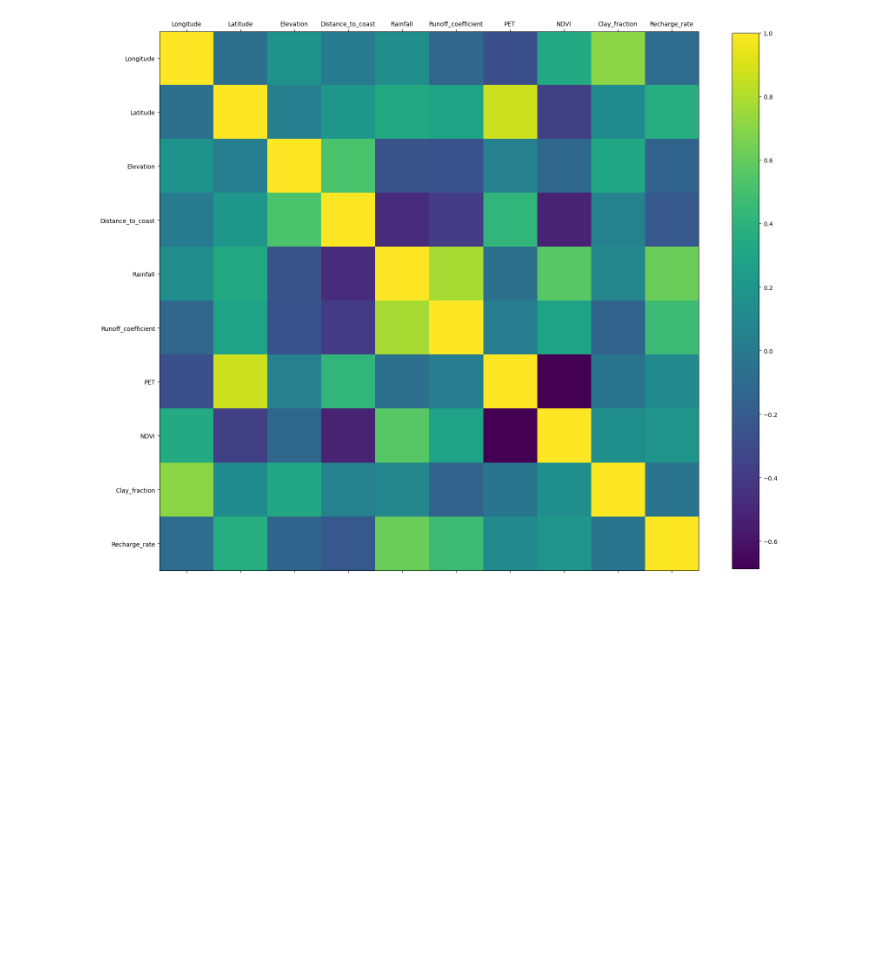
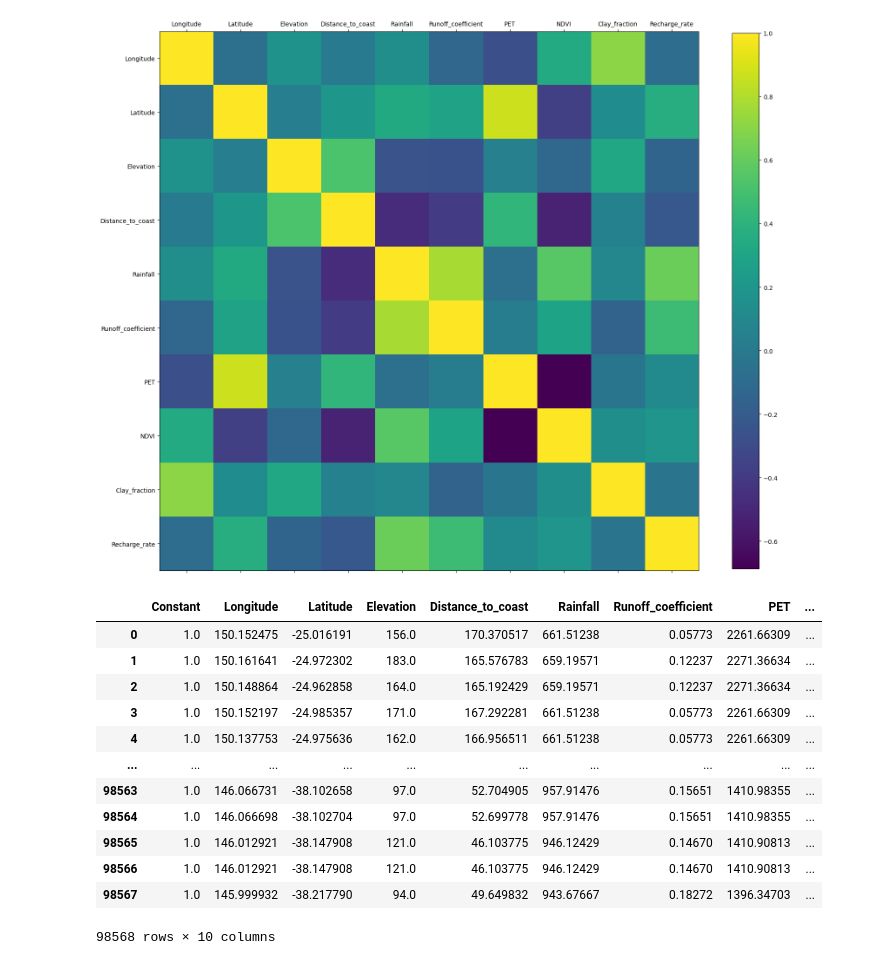
Before and after one commit to Matei-Stoica-Uni/Capstone-Case-Study---Australia, a Jupyter notebook: AUS_gw_recharge_capstonecasestudy.ipynb, the cells around one changed output. Cells and saved outputs as stored; diff of their text form; code cells hidden in the pictures; blank space fills up the shorter version.

```diff
--- a/AUS_gw_recharge_capstonecasestudy.ipynb
+++ b/AUS_gw_recharge_capstonecasestudy.ipynb
@@ -203,4 +203,12 @@ boredata_str['Seasonal_rainfall_zone'] = boredata_str['Seasonal_rainfall_zone'].
                                                 'arid (winter dominant, less than 250 mm)': 'winter dominant',
                                                 'uniform (250 - 500 mm)': 'uniform'})
 boredata_str['Soil_class'].unique()
+
+Seasonal_onehot = pd.get_dummies(boredata_str['Seasonal_rainfall_zone'])
+Soil_class_onehot = pd.get_dummies(boredata_str['Soil_class'])
+boredata_onehot = Seasonal_onehot
+boredata_onehot = boredata_onehot.join(Soil_class_onehot)
+pd.set_option('display.expand_frame_repr', False)
+print(boredata_onehot)
+pd.set_option('display.expand_frame_repr', True)
 # %% [output]
@@ -317,12 +335,33 @@ ax.set_yticklabels(boredata_nostr.columns)
 [figure]
 # %%
 ## simple linear model using all numerical variables
+# y=np.array(boredata_nostr['Recharge_rate'])
+# X=[]
+# for i in range(len(boredata_nostr['Longitude'])):
+#     X_intermediate = [1]
+#     for j in list(boredata_nostr.columns):
+#         if j != 'Recharge_rate':
+#             X_intermediate.append(np.array(boredata[j])[i])
+#     X.append(X_intermediate)
+
 y=np.array(boredata_nostr['Recharge_rate'])
-X=[]
-for i in range(len(boredata_nostr['Longitude'])):
-    X_intermediate = [1]
-    for j in list(boredata_nostr.columns):
-        if j != 'Recharge_rate':
-            X_intermediate.append(np.array(boredata[j])[i])
-    X.append(X_intermediate)
+X_all_numerical = pd.DataFrame(np.array([1]*len(boredata_nostr)),columns=['Constant'])
+X_all_numerical = X_all_numerical.join(boredata_nostr)
+X_all_numerical = X_all_numerical.drop(labels=['Recharge_rate'], axis=1)
+X_all_numerical = X_all_numerical.astype(float)
+X_all_numerical
+# %% [output]
+|  | Constant | Longitude | Latitude | Elevation | Distance_to_coast | Rainfall | Runoff_coefficient | PET | ... |
+| 0 | 1.0 | 150.152475 | -25.016191 | 156.0 | 170.370517 | 661.51238 | 0.05773 | 2261.66309 | ... |
+| 1 | 1.0 | 150.161641 | -24.972302 | 183.0 | 165.576783 | 659.19571 | 0.12237 | 2271.36634 | ... |
+| 2 | 1.0 | 150.148864 | -24.962858 | 164.0 | 165.192429 | 659.19571 | 0.12237 | 2271.36634 | ... |
+| 3 | 1.0 | 150.152197 | -24.985357 | 171.0 | 167.292281 | 661.51238 | 0.05773 | 2261.66309 | ... |
+| 4 | 1.0 | 150.137753 | -24.975636 | 162.0 | 166.956511 | 661.51238 | 0.05773 | 2261.66309 | ... |
+| ... | ... | ... | ... | ... | ... | ... | ... | ... | ... |
+| 98563 | 1.0 | 146.066731 | -38.102658 | 97.0 | 52.704905 | 957.91476 | 0.15651 | 1410.98355 | ... |
+| 98564 | 1.0 | 146.066698 | -38.102704 | 97.0 | 52.699778 | 957.91476 | 0.15651 | 1410.98355 | ... |
+| 98565 | 1.0 | 146.012921 | -38.147908 | 121.0 | 46.103775 | 946.12429 | 0.14670 | 1410.90813 | ... |
+| 98566 | 1.0 | 146.012921 | -38.147908 | 121.0 | 46.103775 | 946.12429 | 0.14670 | 1410.90813 | ... |
+| 98567 | 1.0 | 145.999932 | -38.217790 | 94.0 | 49.649832 | 943.67667 | 0.18272 | 1396.34703 | ... |
+98568 rows × 10 columns
 # %%
```
Also changed, not shown: parts of 5 cells of this notebook.
